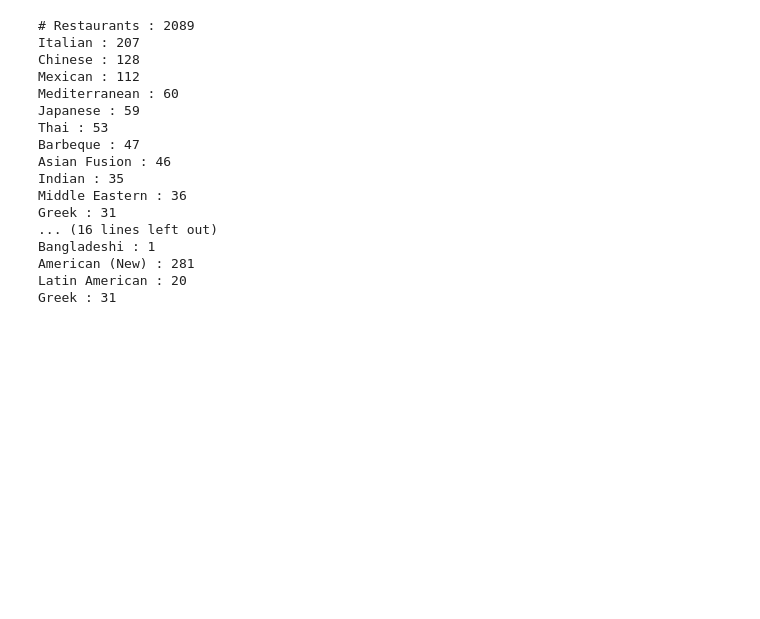
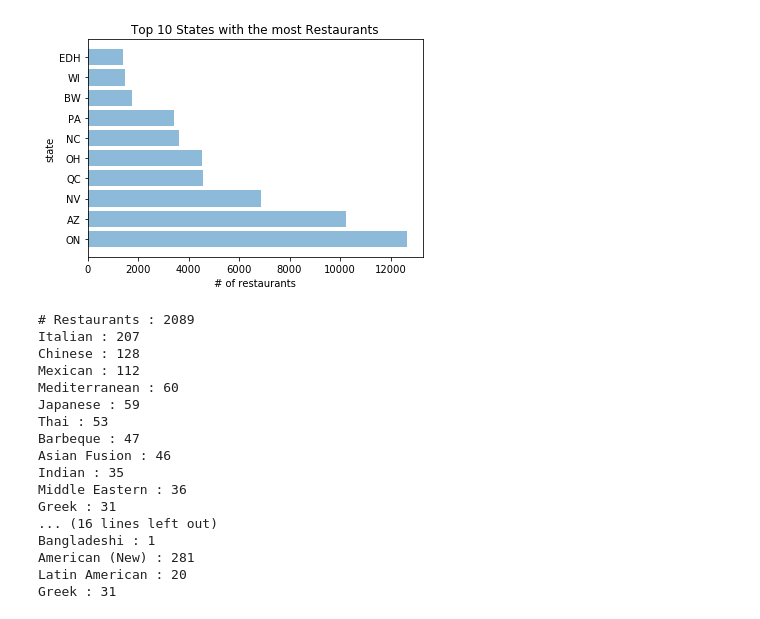
Before and after one commit to emily-jean/yelp-data-mining, a Jupyter notebook: project/update1.ipynb, the cells around one changed output. Cells and saved outputs as stored; diff of their text form; code cells hidden in the pictures; blank space fills up the shorter version.

```diff
--- a/project/update1.ipynb
+++ b/project/update1.ipynb
@@ -32 +41,20 @@ Number of cities with restaurants: 727
+# %%
+############ NUMBER OF RESTAURANTS PER STATE ############
+restaurants = pd.read_sql("SELECT business.state,COUNT(*) AS '# Restaurants per State' FROM business INNER JOIN category on business.id = category.business_id WHERE category.category = 'Restaurants' GROUP BY business.state ORDER BY COUNT(*) DESC limit 10;", connection).values
+
+labels = []
+values = []
+for restaurant in restaurants:
+    labels.append(restaurant[0])
+    values.append(restaurant[1])
+
+y_pos = np.arange(len(labels))
+plt.barh(y_pos, values, align='center', alpha=0.5)
+plt.yticks(y_pos, labels)
+plt.xlabel('# of restaurants')
+plt.ylabel('state')
+plt.title('Top 10 States with the most Restaurants')
+plt.show()
+# %% [output]
+[figure, added]
 # %%
```
Also changed, not shown: parts of 6 cells of this notebook.
